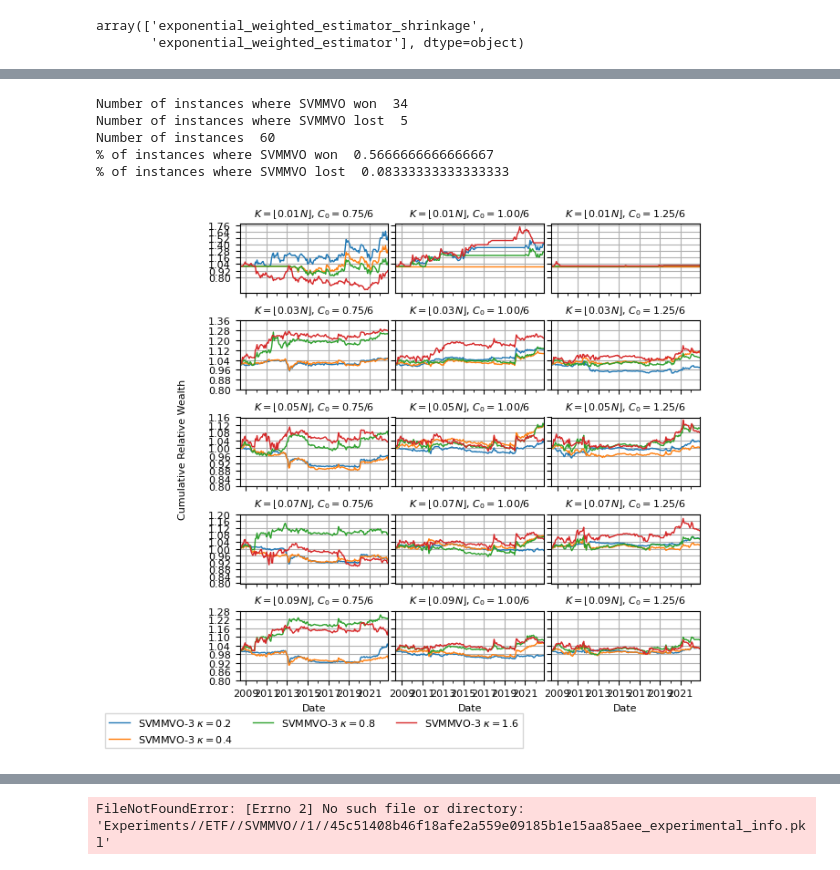
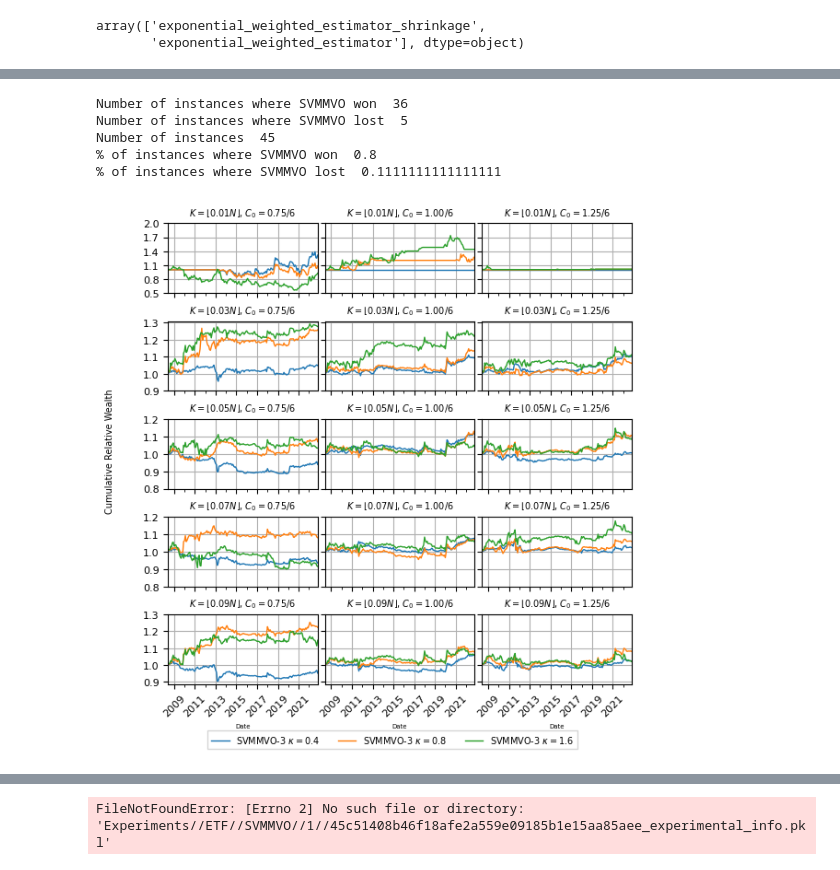
Before and after one commit to davidislip/support_vector_risk_machine, a Jupyter notebook: Results.ipynb, the cells around one changed output, grey strips where cells are left out. Drawn from its saved outputs; the diff is of its cells as text; code cells hidden in the pictures.

```diff
--- a/Results.ipynb
+++ b/Results.ipynb
@@ -126,7 +125,7 @@ CardMVO_experiments.run.unique() # select run
 # %% [output]
 array(['SunJan212024'], dtype=object)
 # %%
-CardMVO_experiments = CardMVO_experiments[CardMVO_experiments.run == CardMVOrun]
+
 CardMVO_experiments = CardMVO_experiments[CardMVO_experiments.estimator == estimator_str]
 
 assert (CardMVO_experiments.groupby(['cardinality_ratio', 'turnover_limit']).uid.count() == 1).all()
@@ -225,9 +225,9 @@ for q in qs:
 # %%
 def plot_results_relative_ticker(CardMVO_results, MVO_results, SVMMVO_results, turnovers, cardinalities, qs, kappas, card_strings,
                                  turnover_strings, adjClose, initialVal=100000, ticker_str='SPY', figsize=(8.5, 10.5)):
-    max_y = 0
+
     lw = 1
-    min_y = 0.8
+
     win_count = 0
     loss_count = 0
     fig, axs = plt.subplots(len(cardinalities), len(turnovers),
@@ -242,6 +242,7 @@ def plot_results_relative_ticker(CardMVO_results, MVO_results, SVMMVO_results, t
     # load in the appropriate files
     for i in range(len(cardinalities)):
         max_y = 0
+        min_y = 1
         df_rows = []
 
         for j in range(len(turnovers)):
@@ -263,6 +264,10 @@ def plot_results_relative_ticker(CardMVO_results, MVO_results, SVMMVO_results, t
                                             index=card_mvo_wealth.index)
             mvo_wealth_rel_wealth = pd.Series(mvo_wealth.values.flatten() / value_target_index.values.flatten(),
                                               index=mvo_wealth.index)
+
+            index_rel_wealth = pd.Series(value_target_index.values.flatten() / card_mvo_wealth.values.flatten(),
+                                            index=card_mvo_wealth.index)
+            #index_rel_wealth.plot(fontsize=8, ax=axs[i, j], linewidth=lw, legend=False, label='SPY')
             #card_mvo_rel_wealth.plot(fontsize=8, ax=axs[i, j], linewidth=lw, legend=False, label='Card-MVO')
             #mvo_wealth_rel_wealth.plot(fontsize=8, ax=axs[i, j], linewidth=lw, legend=False, label='MVO')
 
@@ -272,45 +277,49 @@ def plot_results_relative_ticker(CardMVO_results, MVO_results, SVMMVO_results, t
                     svmmvo_wealth.columns = ['SVMMVO-'+str(q)]
                     svmmvo_rel_wealth = pd.Series(svmmvo_wealth.values.flatten() / card_mvo_wealth.values.flatten(),
                                                 index=svmmvo_wealth.index)
-                    svmmvo_rel_wealth.plot(fontsize=8, ax=axs[i, j], linewidth=lw, legend=False, label='SVMMVO-'+str(q)+r' $\kappa =$' + str(kappa))
-                    if svmmvo_rel_wealth.iloc[-1] > 1.05:
+                    svmmvo_rel_wealth.plot(fontsize=8, ax=axs[i, j], linewidth=lw, legend=False, label='SVMMVO-'+str(q)+r' $\kappa =$' + str(kappa), rot=45)
+                    if svmmvo_rel_wealth.iloc[-1] > 1.01:
                         win_count += 1
-                    elif svmmvo_rel_wealth.iloc[-1] < 0.95:
+                    elif svmmvo_rel_wealth.iloc[-1] < 0.99:
                         loss_count += 1
                     max_ = svmmvo_rel_wealth.max() #card_mvo_rel_wealth.max()  # [0]
+                    min_ = svmmvo_rel_wealth.min()
                     # print(max_)
                     if max_ > max_y:
                         max_y = max_
+                    if min_ < min_y:
+                        min_y = min_
             # if ticker_str is not None:
             # value_target_index.plot(fontsize = 8, ax=axs[i, j], linewidth = lw, legend = False)
             #print(svmmvo_rel_wealth.max())
             card_string = card_strings[i]
             turnover_string = turnover_strings[j]
 
-            axs[i, j].set_title(card_string + ", " + turnover_string, fontsize=8)
+            axs[i, j].set_title(card_string + ", " + turnover_string, fontsize = 7)
             # print(card_mvo_wealth.max()[0])
 
             axs[i, j].yaxis.set_tick_params(which='minor', bottom=False)
-            spacing = np.round((max_y - min_y)/7, decimals = 2)
-            spacing = round((50*spacing))/50
+            min_y = math.floor(min_y*10)/10
+            spacing = (max_y - min_y)/5
+            spacing = 0.1*math.ceil(spacing/0.1)
             axs[i, j].set_yticks([min_y + i * spacing for i in range(2 + int((max_y - min_y) / spacing))])
             axs[i, j].grid()
-            axs[i, j].set_xlabel("Date", fontsize=8)
+            axs[i, j].set_xlabel("Date", fontsize = 5)
 
     axs[len(cardinalities) - 1, 0].legend(loc='upper center',
-                                          bbox_to_anchor=(0.5, -0.4),
+                                          bbox_to_anchor=(1.5, -0.6),
                                           fancybox=False,
                                           shadow=False, ncol=3,
-                                          fontsize=8)
+                                          fontsize = 7)
     # for ax in axs:
     #     for sub_ax in ax:
     #         sub_ax.yaxis.set_tick_params(which='minor', bottom=False)
     #         sub_ax.set_yticks([min_y + i * 0.1 for i in range(2 + int((max_y - min_y) / 0.1))])
     #         sub_ax.grid()
-    #         sub_ax.set_xlabel("Date", fontsize=8)
+    #         sub_ax.set_xlabel("Date", fontsize = 7)
     # fig.supxlabel('Date',fontsize = 8)
-    fig.supylabel("Cumulative Relative Wealth", fontsize=8)
-    # plt.tight_layout()
+    fig.supylabel("Cumulative Relative Wealth", fontsize = 7)
+    plt.tight_layout()
     fig.subplots_adjust(wspace=0.05, hspace=0.4)
     print("Number of instances where SVMMVO won ", win_count)
     print("Number of instances where SVMMVO lost ", loss_count)
@@ -321,27 +330,28 @@ def plot_results_relative_ticker(CardMVO_results, MVO_results, SVMMVO_results, t
 # %%
 cardinality_ratios = [0.01, 0.03, 0.05, 0.07, 0.1] # includes mvo
 turnover_limits = [0.75, 1, 1.25]
 
 # card_strings = [r"$K = \lfloor 0.1N \rfloor$", r"$K = \lfloor0.3N\rfloor$", r"$K = \lfloor0.5N \rfloor$", r"$K = \lfloor0.7N \rfloor$", r"$K = \lfloor0.9N \rfloor$"]
 # turnover_strings = ["$C_0 = 0.75/6$", "$C_0 = 1.00/6$", "$C_0 = 1.25/6$"]
 
 card_strings = [r"$K = \lfloor 0.01N \rfloor$", r"$K = \lfloor0.03N\rfloor$", r"$K = \lfloor0.05N \rfloor$", r"$K = \lfloor0.07N \rfloor$", r"$K = \lfloor0.09N \rfloor$"]
 turnover_strings = ["$C_0 = 0.75/6$", "$C_0 = 1.00/6$", "$C_0 = 1.25/6$"]
 
 # plot_results_relative_ticker(CardMVO_results, MVO_results,
 #              turnover_limits, cardinality_ratios,
 #              card_strings, turnover_strings, adjClose,
 #              initialVal = initialVal, figsize=(8.5,5.5))
 
-plot_results_relative_ticker(CardMVO_results, MVO_results, SVMMVO_results, turnover_limits, cardinality_ratios, qs, kappas[1:6], card_strings,
+plot_results_relative_ticker(CardMVO_results, MVO_results, SVMMVO_results, turnover_limits, cardinality_ratios, qs, kappas[4:], card_strings,
                                  turnover_strings, adjClose, initialVal=100000, ticker_str='SPY', figsize=(6.5, 6.5))
+plt.savefig("images/ETF_1.svg")
 # %% [output]
-Number of instances where SVMMVO won  34
+Number of instances where SVMMVO won  36
 Number of instances where SVMMVO lost  5
-Number of instances  60
-% of instances where SVMMVO won  0.5666666666666667
-% of instances where SVMMVO lost  0.08333333333333333
+Number of instances  45
+% of instances where SVMMVO won  0.8
+% of instances where SVMMVO lost  0.1111111111111111
-[figure, old version]
+[figure, new version]
 # %%
 #plot_weights(x, tickers)
 # %%
```
Also changed, not shown: parts of 5 cells of this notebook, 3 other files.
